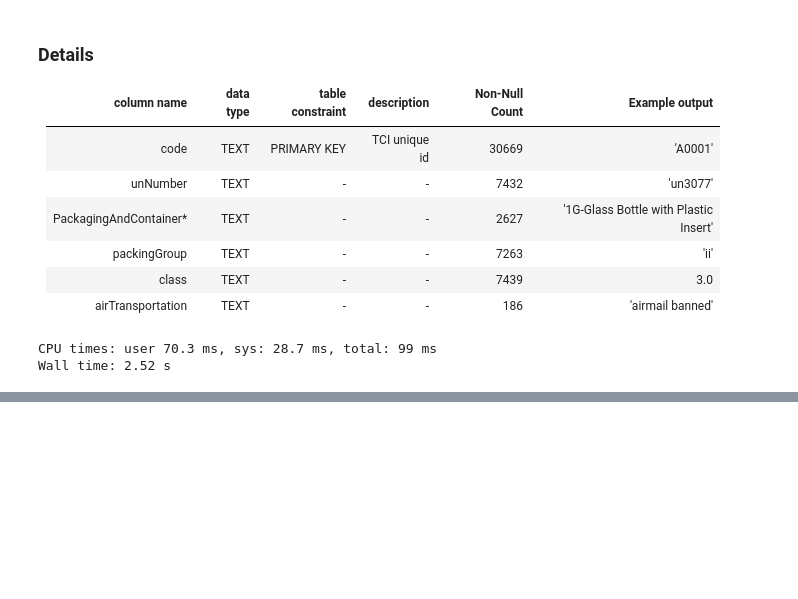
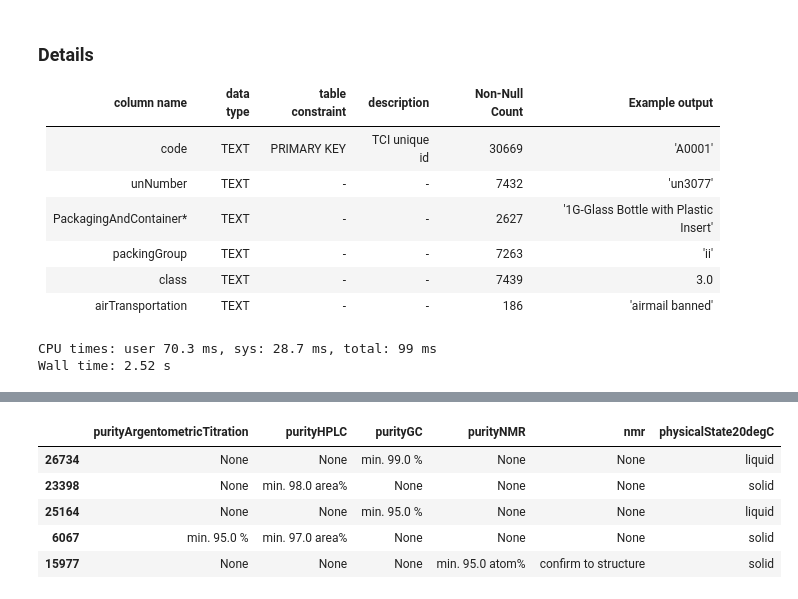
Before and after one commit to stephanyvargas/Learning_DataScience, a Jupyter notebook: Chemical_db/TCI_database_app/TCI_load_tables_AWS.ipynb, the cells around one changed output, grey strips where cells are left out. Cells and saved outputs as stored; diff of their text form; code cells hidden in the pictures; blank space fills up the shorter version.

```diff
--- a/Chemical_db/TCI_database_app/TCI_load_tables_AWS.ipynb
+++ b/Chemical_db/TCI_database_app/TCI_load_tables_AWS.ipynb
@@ -433,0 +530,3 @@ Wall time: 2.52 s
+# %%
+%%time
+df_retrieved_8 = pd.read_sql("SELECT * FROM tci_productspecifications;", engine)
@@ -433,0 +536,9 @@ Wall time: 2.52 s
+# %%
+df_retrieved_8.drop('code', axis=1).dropna(axis=0, how = 'all').sample(5).dropna(axis=1, how = 'all')
+# %% [output]
+|  | purityArgentometricTitration | purityHPLC | purityGC | purityNMR | nmr | physicalState20degC |
+| 26734 | None | None | min. 99.0 % | None | None | liquid |
+| 23398 | None | min. 98.0 area% | None | None | None | solid |
+| 25164 | None | None | min. 95.0 % | None | None | liquid |
+| 6067 | min. 95.0 % | min. 97.0 area% | None | None | None | solid |
+| 15977 | None | None | None | min. 95.0 atom% | confirm to structure | solid |
```
Also changed, not shown: parts of 17 cells of this notebook.
